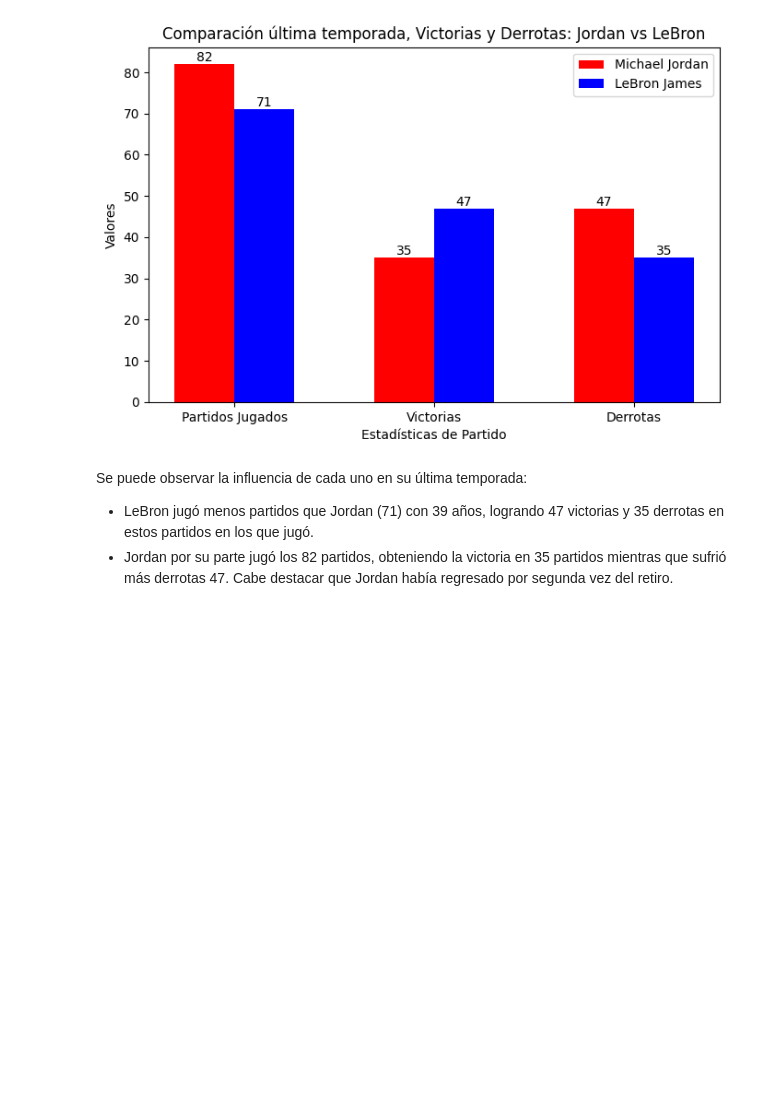
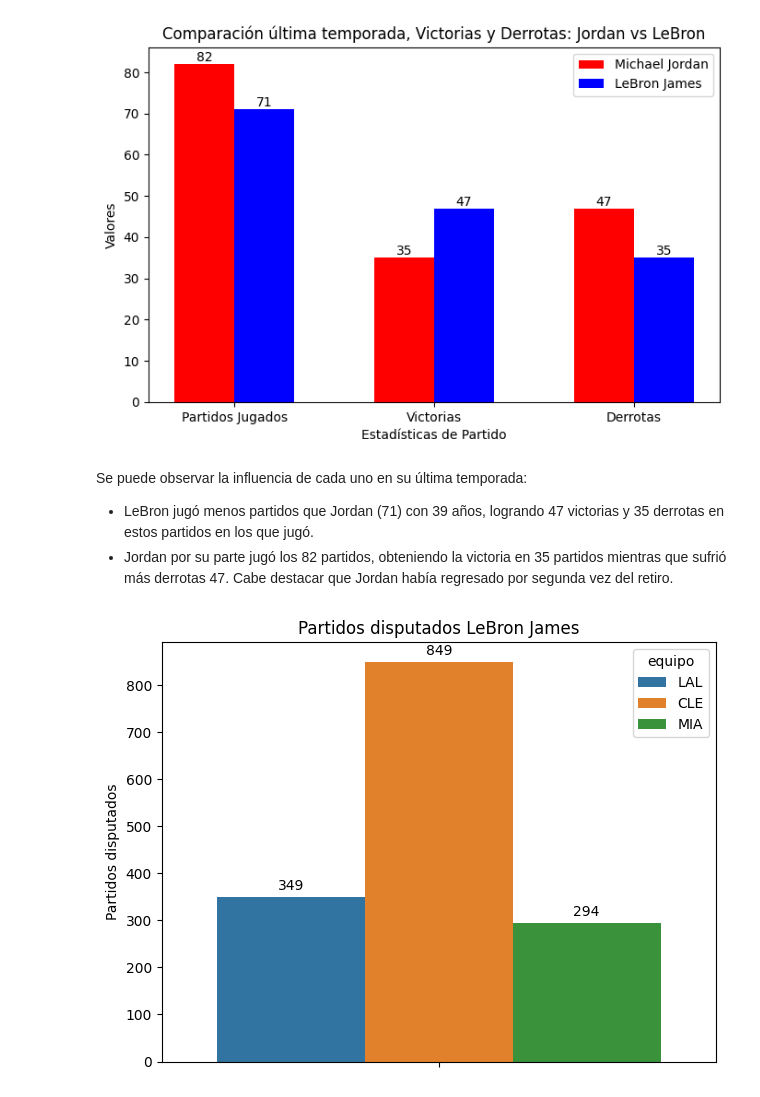
Before and after one commit to ngcarvajall/Proyecto5-GOAT_MJ_LJ, a Jupyter notebook: Notebooks/Loading.ipynb, the cells around one changed output. Saved outputs shown, nothing was run; the diff lists cells and outputs as text; code cells hidden in the pictures; blank space fills up the shorter version.

```diff
--- a/Notebooks/Loading.ipynb
+++ b/Notebooks/Loading.ipynb
@@ -923,3 +923,14 @@ plt.show()
 Se puede observar la influencia de cada uno en su última temporada:
 - LeBron jugó menos partidos que Jordan (71) con 39 años, logrando 47 victorias y 35 derrotas en estos partidos en los que jugó.
 - Jordan por su parte jugó los 82 partidos, obteniendo la victoria en 35 partidos mientras que sufrió más derrotas 47. Cabe destacar que Jordan había regresado por segunda vez del retiro.
+# %%
+sns.barplot(y='partidos', data=partidos_equip_lj, hue='equipo')
+
+plt.title('Partidos disputados LeBron James')
+plt.ylabel('Partidos disputados')
+plt.tight_layout()
+
+for container in plt.gca().containers:
+    plt.gca().bar_label(container, label_type='edge', padding=3, fontsize=10)
+# %% [output]
+[figure, added]
```
Also changed, not shown: parts of 1 cell of this notebook.
